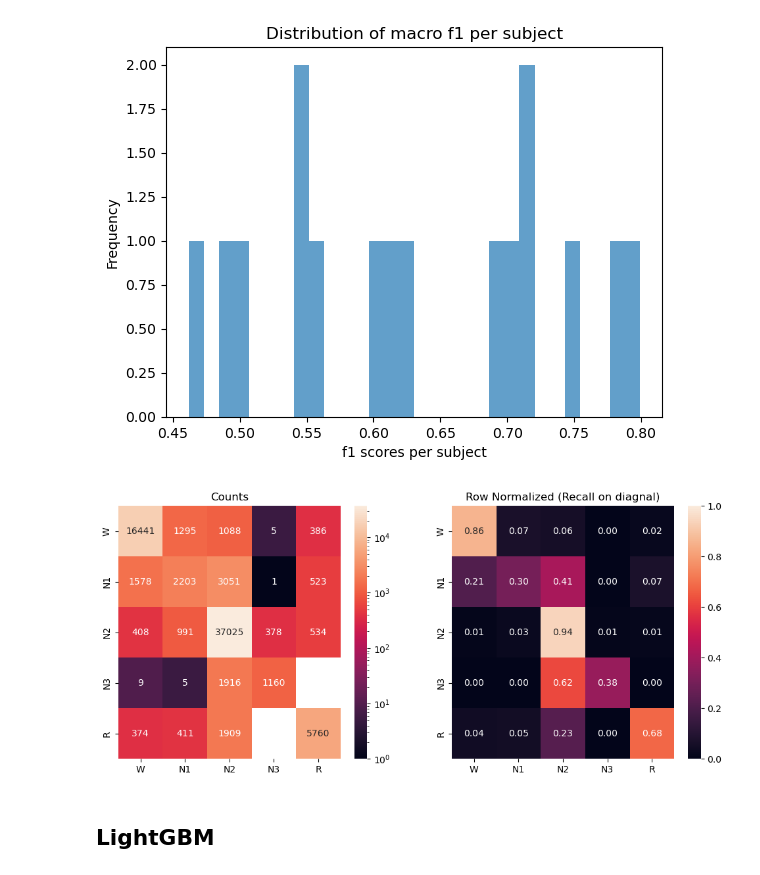
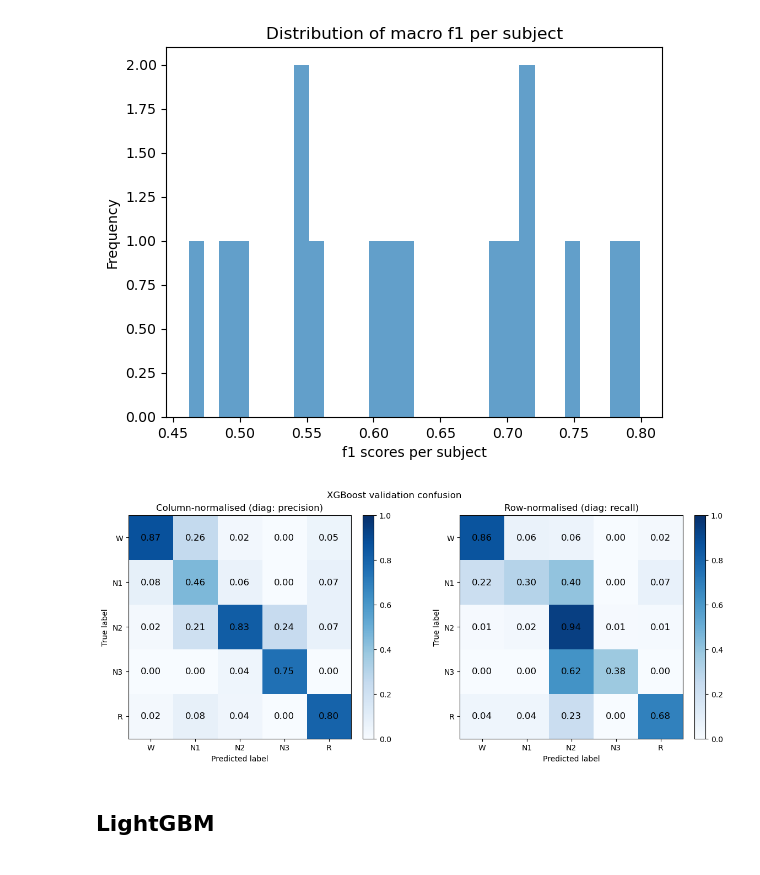
Before and after one commit to Erdos-Projects/spring-2026-real-time-sleep-stage-estimation, a Jupyter notebook: notebooks/2.1-sleepstage_basemodels.ipynb, the cells around one changed output. Drawn from its saved outputs; the diff is of its cells as text; code cells hidden in the pictures.

```diff
--- a/notebooks/2.1-sleepstage_basemodels.ipynb
+++ b/notebooks/2.1-sleepstage_basemodels.ipynb
@@ -39,6 +39,8 @@ def _load_module(name, path):
     return mod
 
 sleep_data_utils = _load_module("sleep_data_utils", SRC_DIR / "sleep_data_utils.py")
+sleep_model_utils = _load_module("sleep_model_utils", SRC_DIR / "sleep_model_utils.py")
+
 
 DEFAULT_STAGE_MAP = sleep_data_utils.DEFAULT_STAGE_MAP
 SleepDataset = sleep_data_utils.SleepDataset
@@ -48,6 +50,9 @@ flatten_dataset = sleep_data_utils.flatten_dataset
 load_sleep_config = sleep_data_utils.load_sleep_config
 load_or_create_subject_split = sleep_data_utils.load_or_create_subject_split
 render_subject_split_file_template = sleep_data_utils.render_subject_split_file_template
+
+plot_confusion_matrix = sleep_model_utils.plot_confusion_matrix
+
 
 # ── Config ─────────────────────────────────────────────────────────────────────
 CONFIG_PATH = PROJECT_ROOT / "config" / "sleep-model.yaml"
@@ -516,27 +521,11 @@ plt.title("Distribution of macro F1 per subject")
 plt.show()
 # %% [output]
 [figure]
-# %%
-labels = list(STAGE_MAP.keys())
-
-fig, axes = plt.subplots(1, 2, figsize=(12, 5))
-
-sns.heatmap(confusion_matrix(y_val, val_pred),
-            annot=True, fmt="d",
-            xticklabels=labels, yticklabels=labels,
-            norm=LogNorm(), ax=axes[0])
-axes[0].set_title("Counts")
-
-sns.heatmap(confusion_matrix(y_val, val_pred, normalize="true"),
-            annot=True, fmt=".2f",
-            xticklabels=labels, yticklabels=labels,
-            vmin=0, vmax=1, ax=axes[1])
-axes[1].set_title("Row Normalized (Recall on diagonal)")
-
-plt.tight_layout()
-plt.show()
-# %% [output]
-[figure, removed]
+# %%
+cm = {"confusion_matrix":confusion_matrix(y_val,y_pred_xgb)}
+plot_confusion_matrix(cm, STAGE_MAP, title="XGBoost validation confusion")
+# %% [output]
+[figure, added]
 # %% [markdown]
 ## LightGBM
 # %%
```
Also changed, not shown: parts of 3 cells of this notebook, 2 other files.
